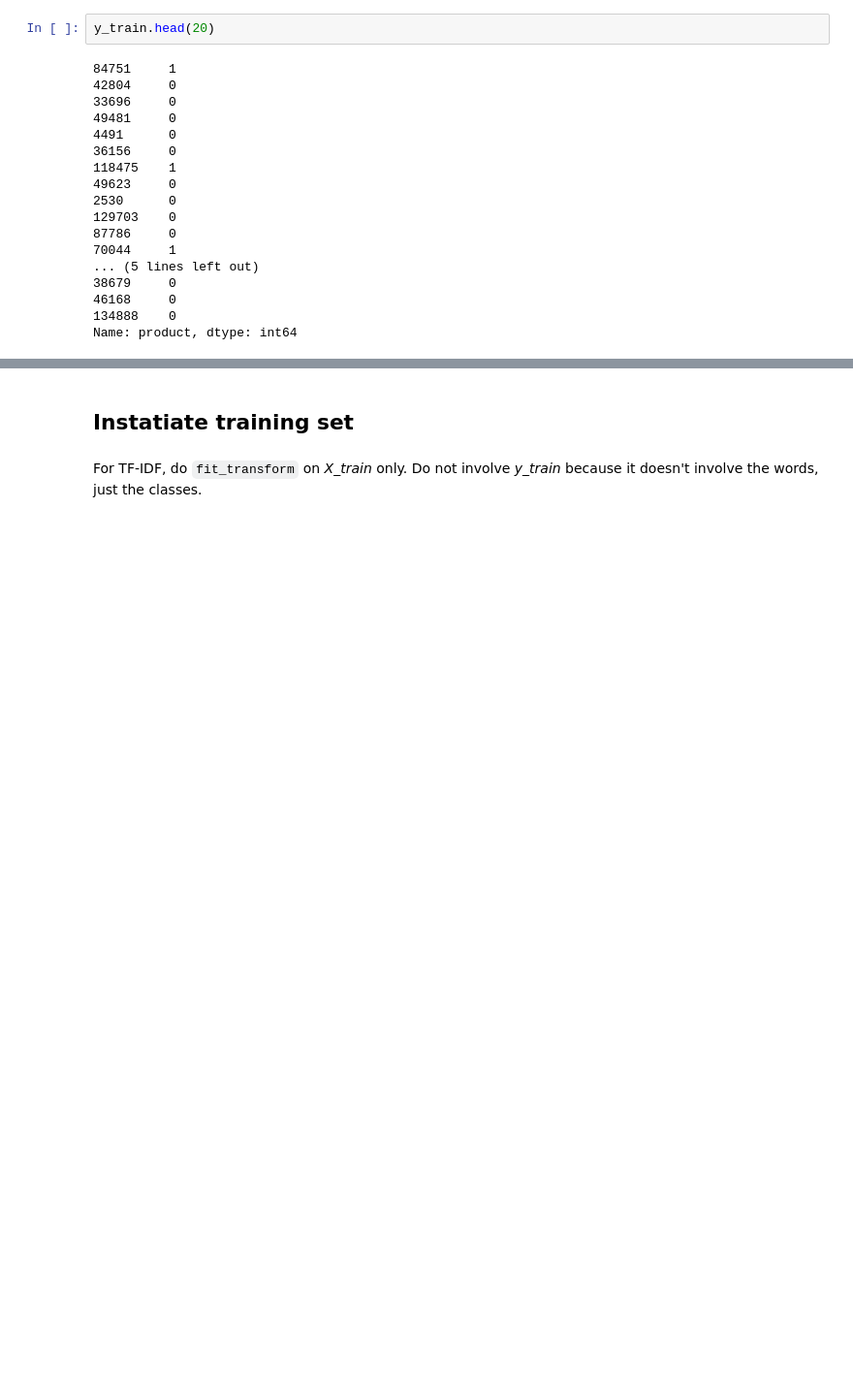
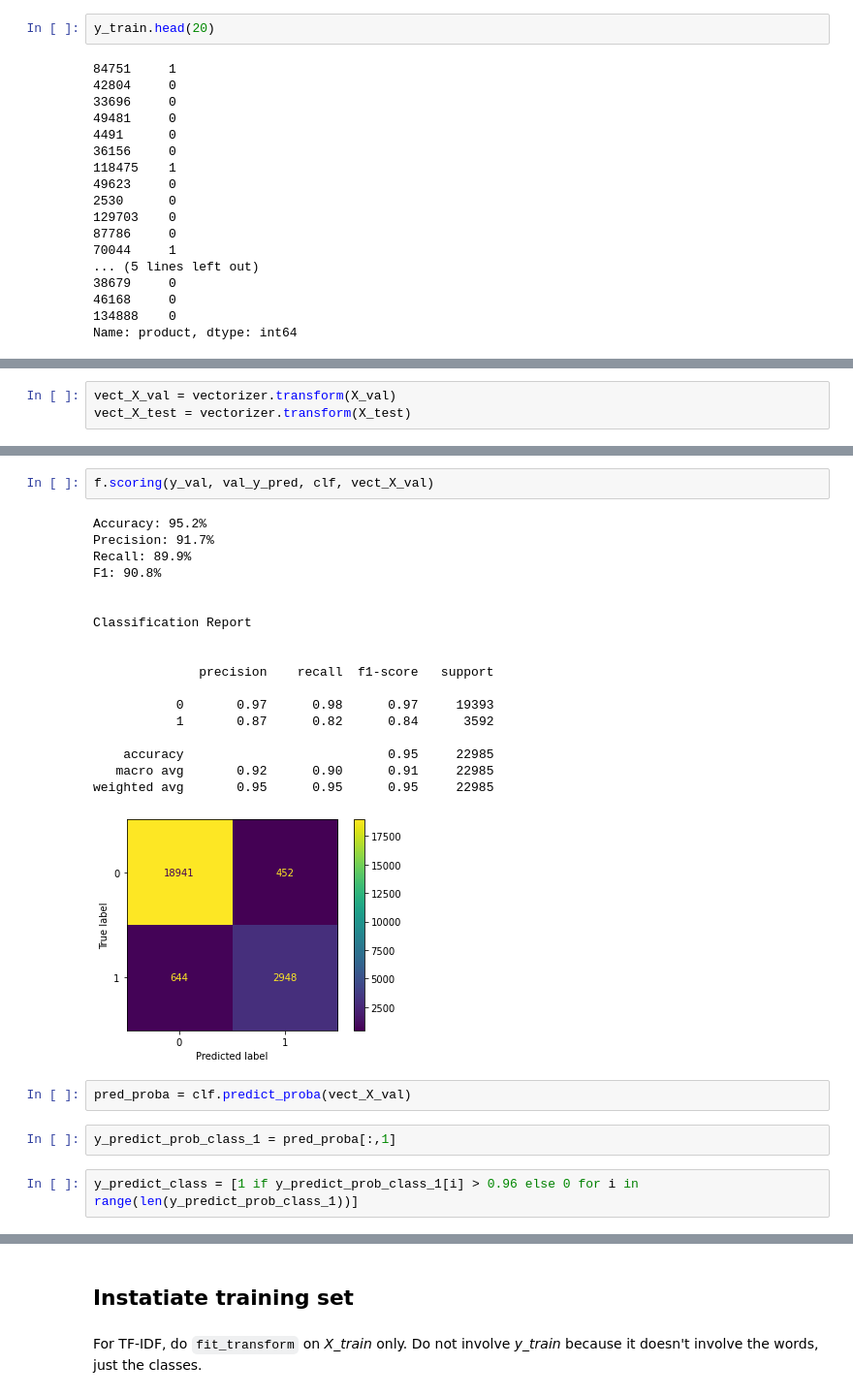
Before and after one commit to lkqnaruto/scrna_seq_workshop_2020, a Jupyter notebook: notebooks/4_baseline_modeling.ipynb, the cells around one changed output, grey strips where cells are left out. Shown at 97% size. Drawn from its saved outputs; the diff is of its cells as text; blank space fills up the shorter version.

```diff
--- a/notebooks/4_baseline_modeling.ipynb
+++ b/notebooks/4_baseline_modeling.ipynb
@@ -134,0 +138,3 @@ y_train.shape
+# %%
+vect_X_val = vectorizer.transform(X_val)
+vect_X_test = vectorizer.transform(X_test)
@@ -134,0 +194,27 @@ y_train.shape
+# %%
+f.scoring(y_val, val_y_pred, clf, vect_X_val)
+# %% [output]
+Accuracy: 95.2%
+Precision: 91.7%
+Recall: 89.9%
+F1: 90.8%
+
+
+Classification Report
+
+
+              precision    recall  f1-score   support
+
+           0       0.97      0.98      0.97     19393
+           1       0.87      0.82      0.84      3592
+
+    accuracy                           0.95     22985
+   macro avg       0.92      0.90      0.91     22985
+weighted avg       0.95      0.95      0.95     22985
+[figure, added]
+# %%
+pred_proba = clf.predict_proba(vect_X_val)
+# %%
+y_predict_prob_class_1 = pred_proba[:,1]
+# %%
+y_predict_class = [1 if y_predict_prob_class_1[i] > 0.96 else 0 for i in range(len(y_predict_prob_class_1))]
```
Also changed, not shown: parts of 65 cells of this notebook.
